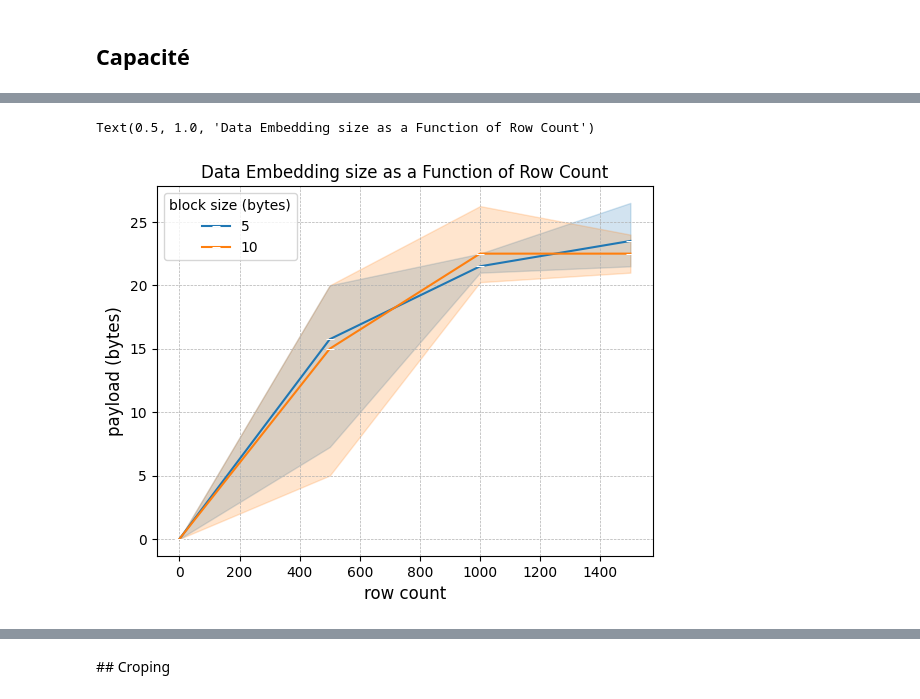
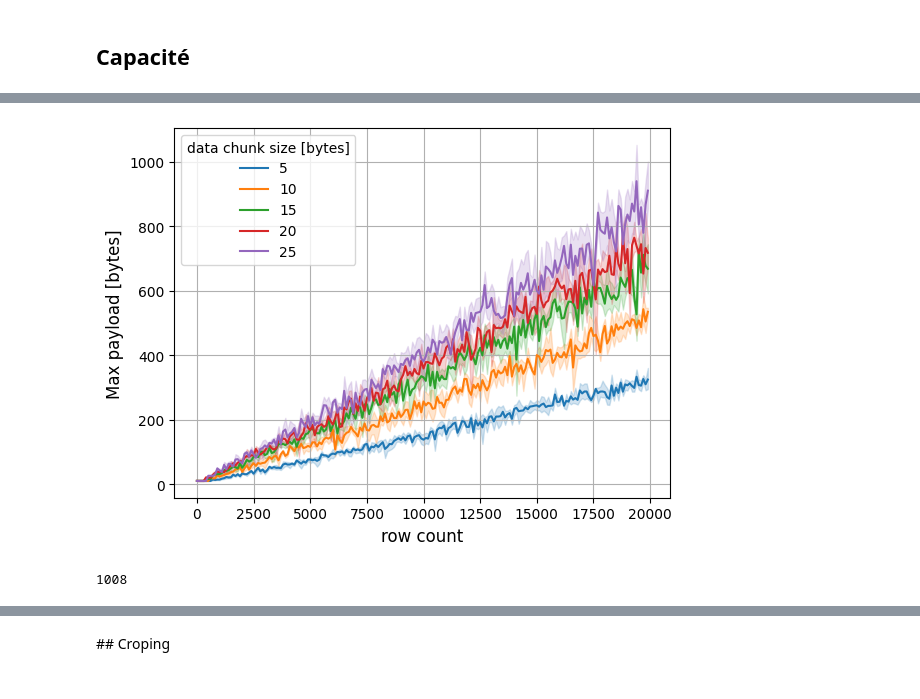
Before and after one commit to dridk/steganodf, a Jupyter notebook: benchmark.ipynb, the cells around one changed output, grey strips where cells are left out. Drawn from its saved outputs; the diff is of its cells as text; code cells hidden in the pictures.

```diff
--- a/benchmark.ipynb
+++ b/benchmark.ipynb
@@ -93,17 +148,34 @@ shape: (32, 4)
 # %%
-ddf= pl.DataFrame(results)
+#ddf= pl.DataFrame(results)
+#ddf.write_parquet("capacity2.parquet")
 #ddf = ddf.filter(pl.col("total") > 1000)
 
+ddf = pl.read_parquet("capacity5.parquet")
 ddf = ddf.with_columns(pl.col("bloc_size").cast(pl.String()).alias("bloc"))
 
-ax = sns.lineplot(x="total", y="payload", hue="bloc", marker="_", data=ddf)
+ax = sns.lineplot(x="total", y="payload", hue="bloc", data=ddf)
 #ax2 = sns.lineplot(x="total", y="pmax", hue="bloc", c="gray", marker="", data=ddf)
 
 plt.xlabel("row count", fontsize=12)
-plt.ylabel("payload (bytes)", fontsize=12)
-plt.legend(title="block size (bytes)")
-plt.grid(True, which='both', linestyle='--', linewidth=0.5)
-plt.title("Data Embedding size as a Function of Row Count")
+plt.ylabel("Max payload [bytes]", fontsize=12)
+plt.legend(title="data chunk size [bytes]")
+#plt.title("Max payload size as a function of row count")
+plt.grid(True)
+#plt.legend([],[], frameon=False)
+
+# for b in (5,10, 15, 20, 25):
+#     a = BitPool(bit_per_row=1, correction_size=0, data_size=b)
+#     x = np.linspace(0,20000)
+#     total = x / 8 / 1.85
+#     count = total / a.get_packet_size()
+#     y = b * count
+#     plt.plot(x,y)
+
+# c = maxx // ( 12 + b + 4 + 10)
+# y = (x/8 ) / ( 12 + b + 4 + 10)  * b
 # %% [output]
-Text(0.5, 1.0, 'Data Embedding size as a Function of Row Count')
-[figure, old version]
+[figure, new version]
+# %%
+8*126
+# %% [output]
+1008
```
Also changed, not shown: parts of 23 cells of this notebook.
